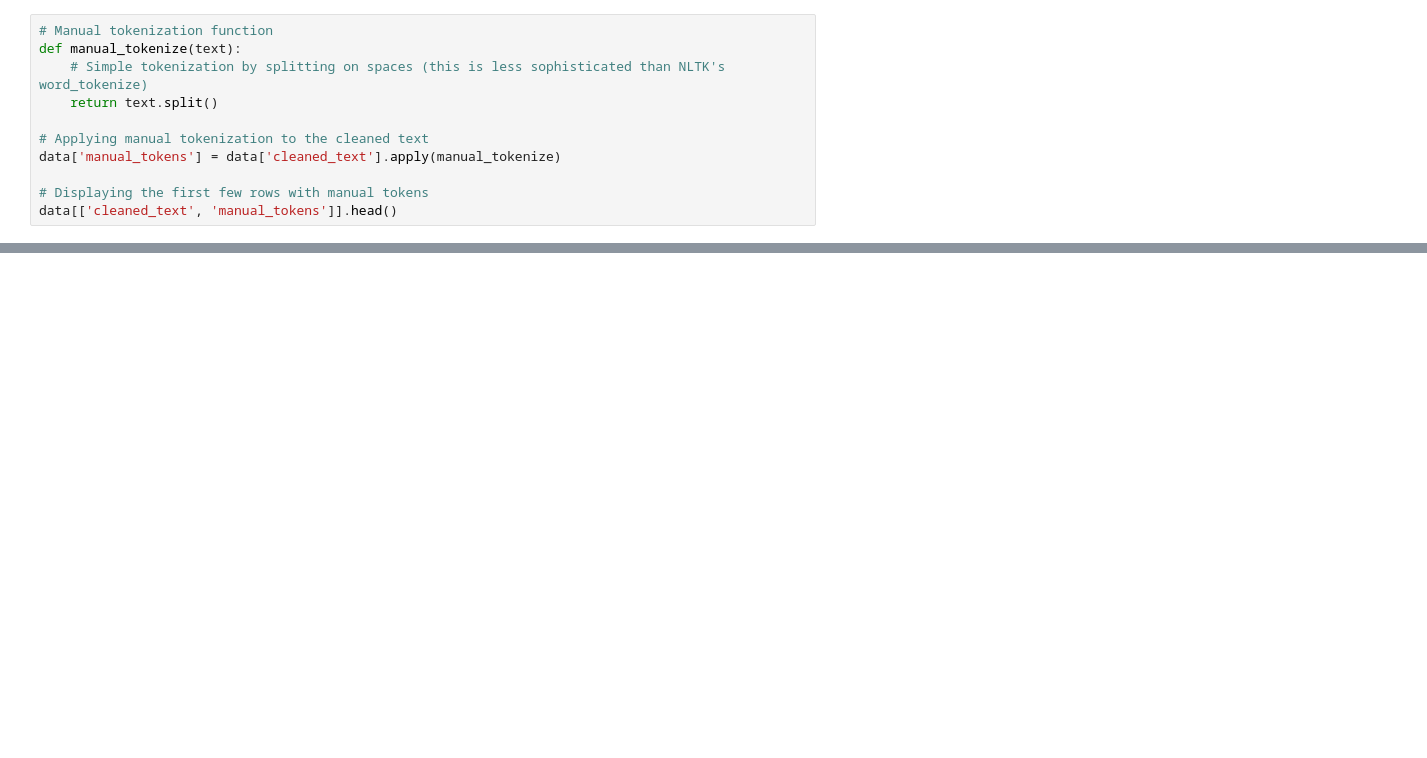
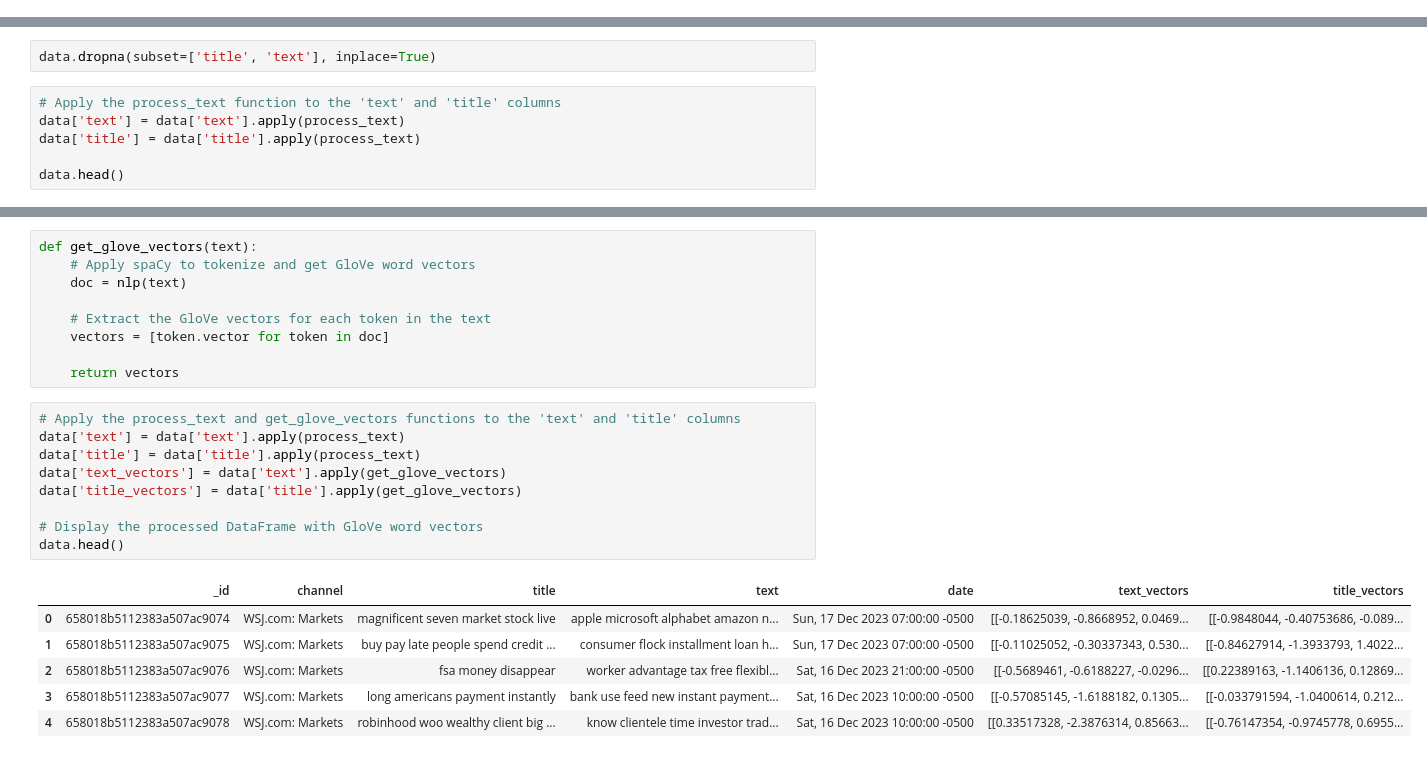
Before and after one commit to fauzan-arif/ds-capstone, a Jupyter notebook: notebooks/Data Preprocessing.ipynb, the cells around one changed output, grey strips where cells are left out. Cells and saved outputs as stored; diff of their text form; blank space fills up the shorter version.

Commit message:
spiCy gloves

```diff
--- a/notebooks/Data Preprocessing.ipynb
+++ b/notebooks/Data Preprocessing.ipynb
@@ -61,11 +72,0 @@ data[['text', 'cleaned_text']].head(10)
-# %%
-# Manual tokenization function
-def manual_tokenize(text):
-    # Simple tokenization by splitting on spaces (this is less sophisticated than NLTK's word_tokenize)
-    return text.split()
-
-# Applying manual tokenization to the cleaned text
-data['manual_tokens'] = data['cleaned_text'].apply(manual_tokenize)
-
-# Displaying the first few rows with manual tokens
-data[['cleaned_text', 'manual_tokens']].head()
@@ -177,0 +73,8 @@ bow_df.head(), tfidf_df.head()
+# %%
+data.dropna(subset=['title', 'text'], inplace=True)
+# %%
+# Apply the process_text function to the 'text' and 'title' columns
+data['text'] = data['text'].apply(process_text)
+data['title'] = data['title'].apply(process_text)
+
+data.head()
@@ -177,0 +88,25 @@ bow_df.head(), tfidf_df.head()
+# %%
+def get_glove_vectors(text):
+    # Apply spaCy to tokenize and get GloVe word vectors
+    doc = nlp(text)
+
+    # Extract the GloVe vectors for each token in the text
+    vectors = [token.vector for token in doc]
+
+    return vectors
+# %%
+# Apply the process_text and get_glove_vectors functions to the 'text' and 'title' columns
+data['text'] = data['text'].apply(process_text)
+data['title'] = data['title'].apply(process_text)
+data['text_vectors'] = data['text'].apply(get_glove_vectors)
+data['title_vectors'] = data['title'].apply(get_glove_vectors)
+
+# Display the processed DataFrame with GloVe word vectors
+data.head()
+# %% [output]
+|  | _id | channel | title | text | date | text_vectors | title_vectors |
+| 0 | 658018b5112383a507ac9074 | WSJ.com: Markets | magnificent seven market stock live | apple microsoft alphabet amazon n... | Sun, 17 Dec 2023 07:00:00 -0500 | [[-0.18625039, -0.8668952, 0.0469... | [[-0.9848044, -0.40753686, -0.089... |
+| 1 | 658018b5112383a507ac9075 | WSJ.com: Markets | buy pay late people spend credit ... | consumer flock installment loan h... | Sun, 17 Dec 2023 07:00:00 -0500 | [[-0.11025052, -0.30337343, 0.530... | [[-0.84627914, -1.3933793, 1.4022... |
+| 2 | 658018b5112383a507ac9076 | WSJ.com: Markets | fsa money disappear | worker advantage tax free flexibl... | Sat, 16 Dec 2023 21:00:00 -0500 | [[-0.5689461, -0.6188227, -0.0296... | [[0.22389163, -1.1406136, 0.12869... |
+| 3 | 658018b5112383a507ac9077 | WSJ.com: Markets | long americans payment instantly | bank use feed new instant payment... | Sat, 16 Dec 2023 10:00:00 -0500 | [[-0.57085145, -1.6188182, 0.1305... | [[-0.033791594, -1.0400614, 0.212... |
+| 4 | 658018b5112383a507ac9078 | WSJ.com: Markets | robinhood woo wealthy client big ... | know clientele time investor trad... | Sat, 16 Dec 2023 10:00:00 -0500 | [[0.33517328, -2.3876314, 0.85663... | [[-0.76147354, -0.9745778, 0.6955... |
```
Also changed, not shown: parts of 17 cells of this notebook, 2 other files.
